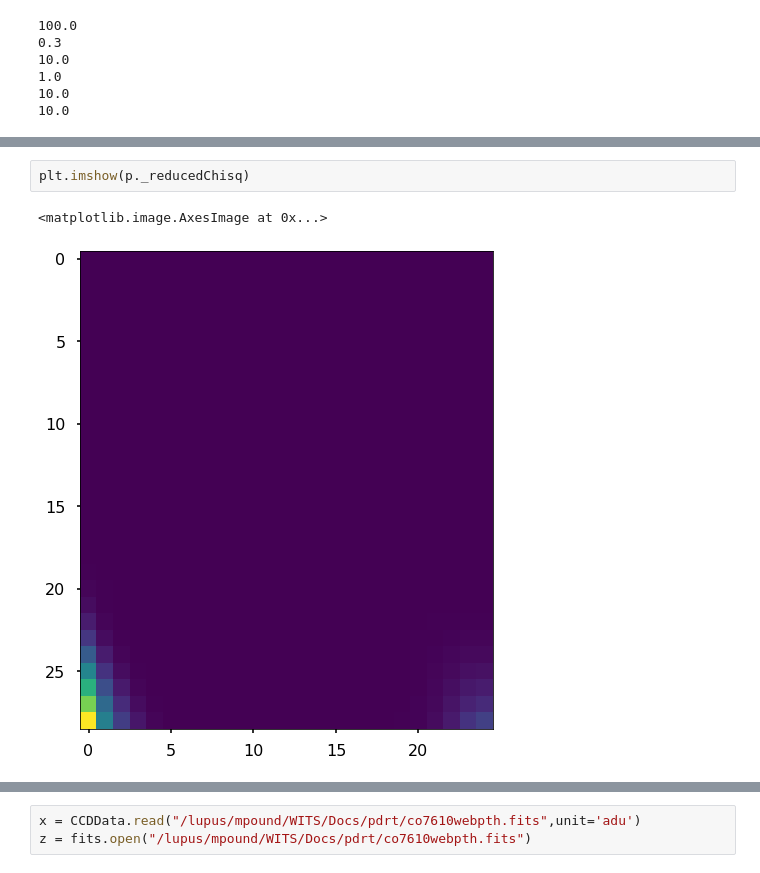
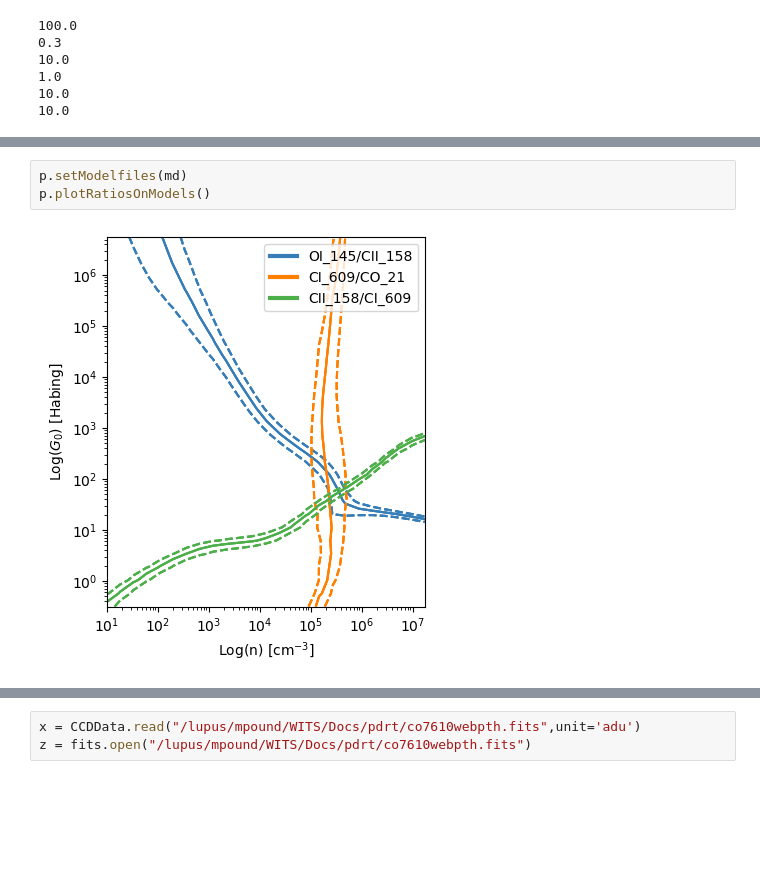
Before and after one commit to mpound/pdrttest, a Jupyter notebook: compute chisq.ipynb, the cells around one changed output, grey strips where cells are left out. Cells and saved outputs as stored; diff of their text form; blank space fills up the shorter version.

```diff
--- a/compute chisq.ipynb
+++ b/compute chisq.ipynb
@@ -627,8 +665,8 @@ for x in p.find_files(md):
-# %%
-plt.imshow(p._reducedChisq)
-# %% [output]
-<matplotlib.image.AxesImage at 0x...>
-[figure, removed]
+# %%
+p.setModelfiles(md)
+p.plotRatiosOnModels()
+# %% [output]
+[figure, added]
 # %%
 k = fits.open("chisq.fits")[0]
 plt.imshow(k.data)
```
Also changed, not shown: parts of 12 cells of this notebook.
